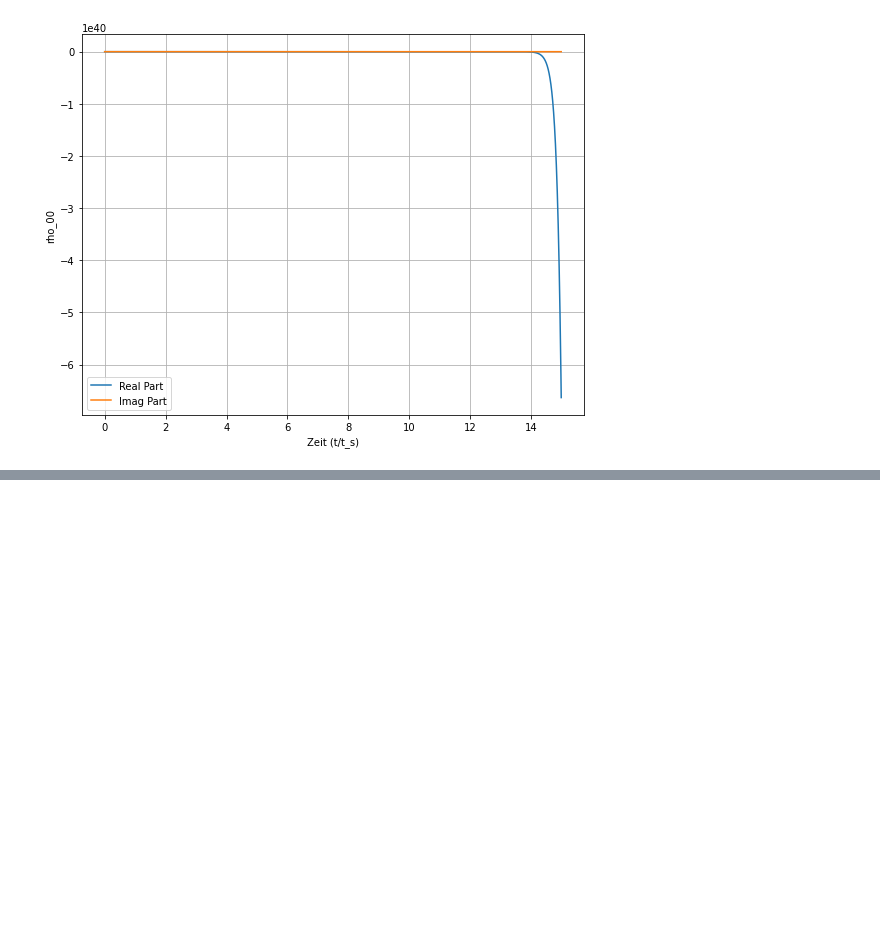
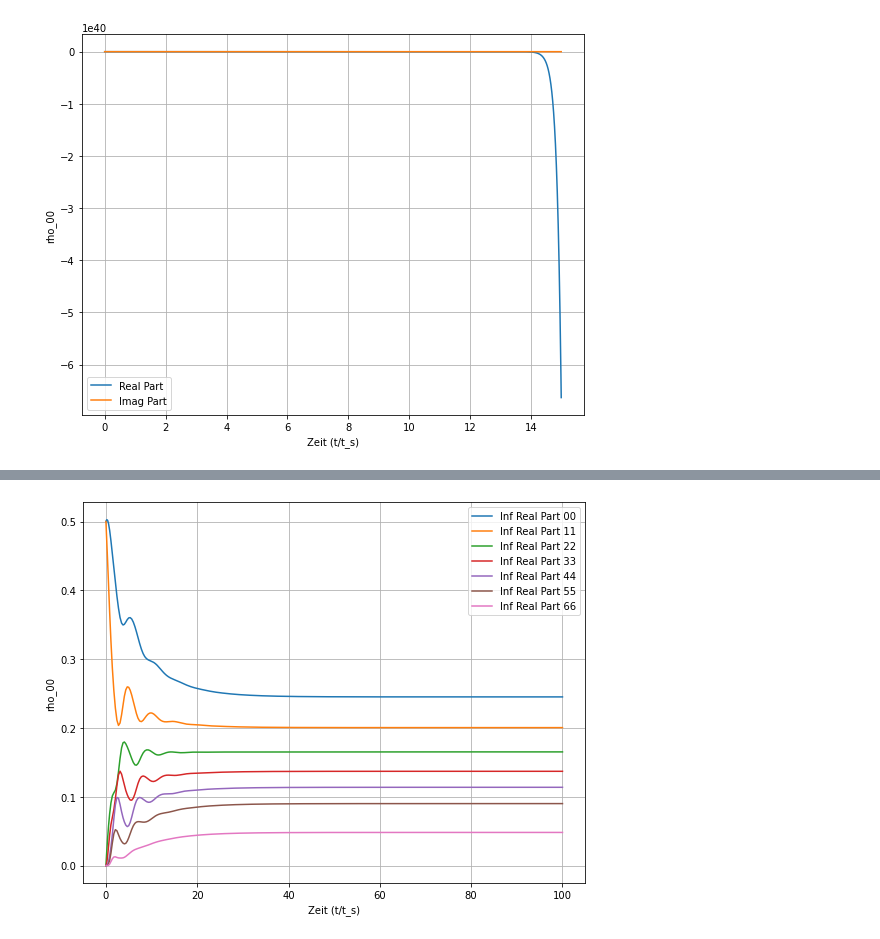
Before and after one commit to J4NM4/OffeneQuantenSysteme, a Jupyter notebook: Bachelor Arbeit/Redfield.ipynb, the cells around one changed output, grey strips where cells are left out. Drawn from its saved outputs; the diff is of its cells as text; code cells hidden in the pictures; blank space fills up the shorter version.

Commit message:
Redfield Equation euler method and odeint used

```diff
--- a/Bachelor Arbeit/Redfield.ipynb
+++ b/Bachelor Arbeit/Redfield.ipynb
@@ -344,29 +344,71 @@ plt.grid()
 # %%
 """
 Odeint zum lösen anstatt euler verfahren
 """
 def redfield_odeint(t, rho, c, cutoff_frequency, temperatur, matsub_number, frequency, dimension):
-    rho_real = rho[0,len(rho)/2]
-    rho_imag = rho[len(rho)/2,len(rho)]
-    rho = rho_real + rho_imag*complex(0, 1)
     rho = np.reshape(rho, (dimension, dimension), order='C')
-    drho = Redfield(t, c, cutoff_frequency, temperatur, matsub_number, frequency, dimension, rho)
+    drho = Redfield_inf(c, cutoff_frequency, temperatur, matsub_number, frequency, dimension, rho)
     return drho.flatten(order='C')
 
 def odeint_solver(times, rho0, c, cutoff_frequency, temperatur, matsub_number, frequency, dimension):
     rho = rho0.flatten(order='C')
+    dynamics = scipy.integrate.solve_ivp(redfield_odeint, times, rho, args=(c, cutoff_frequency, temperatur, matsub_number, frequency, dimension))
+    time = dynamics.t
+    rho_dynam = dynamics.y
+    rho_dynam_mat = np.array([np.reshape([rho_dynam[j][i] for j in range(len(rho_dynam))], (dimension, dimension), order='C') for i in range(len(rho_dynam[0]))], dtype = complex)
 
-    return scipy.integrate.complex_ode(redfield_odeint, rho, times, (c, cutoff_frequency, temperatur, matsub_number, frequency, dimension))
+    return time, rho_dynam_mat
 
-times = np.linspace(0, 10, 5)
+
+times = (0, 100)
 c = 0.1
 w_cut = 15
-T = 15
+T = 3
 matsub = 50
-w = -1
-D = 5
+w = 1
+D = 7
+
 rho0 = np.array([[0]*D for i in range(D)], dtype=complex)
-for i in range(5):
-    rho0[i][i] = 1/D
+rho0[1][1] = 1/2
+rho0[1][0] = 1/2
+rho0[0][1] = 1/2
+rho0[0][0] = 1/2
 
-#print(odeint_solver(times, rho0, c,  w_cut, T, matsub, w, D))
+ans = odeint_solver(times, rho0, c,  w_cut, T, matsub, w, D)
+
+times, rho_dynamics_inf = odeint_solver(
+    times, rho0, c,  w_cut, T, matsub, w, D)
+
+rho_00_inf = np.array([], dtype=complex)
+rho_11_inf = np.array([], dtype=complex)
+rho_22_inf = np.array([], dtype=complex)
+rho_33_inf = np.array([], dtype=complex)
+rho_44_inf = np.array([], dtype=complex)
+rho_55_inf = np.array([], dtype=complex)
+rho_66_inf = np.array([], dtype=complex)
+
+
+for i in rho_dynamics_inf:
+    rho_00_inf = np.append(rho_00_inf, i[0][0])
+    rho_11_inf = np.append(rho_11_inf, i[1][1])
+    rho_22_inf = np.append(rho_22_inf, i[2][2])
+    rho_33_inf = np.append(rho_33_inf, i[3][3])
+    rho_44_inf = np.append(rho_44_inf, i[4][4])
+    rho_55_inf = np.append(rho_55_inf, i[5][5])
+    rho_66_inf = np.append(rho_66_inf, i[6][6])
+
+
+fig, ax = plt.subplots(figsize=(9, 7))
+plt.plot(times, np.real(rho_00_inf), label='Inf Real Part 00')
+plt.plot(times, np.real(rho_11_inf), label='Inf Real Part 11')
+plt.plot(times, np.real(rho_22_inf), label='Inf Real Part 22')
+plt.plot(times, np.real(rho_33_inf), label='Inf Real Part 33')
+plt.plot(times, np.real(rho_44_inf), label='Inf Real Part 44')
+plt.plot(times, np.real(rho_55_inf), label='Inf Real Part 55')
+plt.plot(times, np.real(rho_66_inf), label='Inf Real Part 66')
+ax.set_ylabel('rho_00')
+ax.set_xlabel('Zeit (t/t_s)')
+ax.legend()
+plt.grid()
+# %% [output]
+[figure, added]
```
Also changed, not shown: parts of 1 cell of this notebook.
